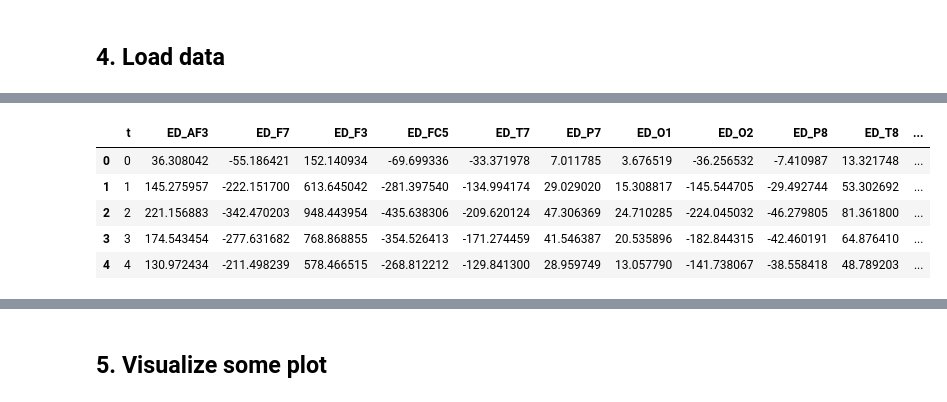
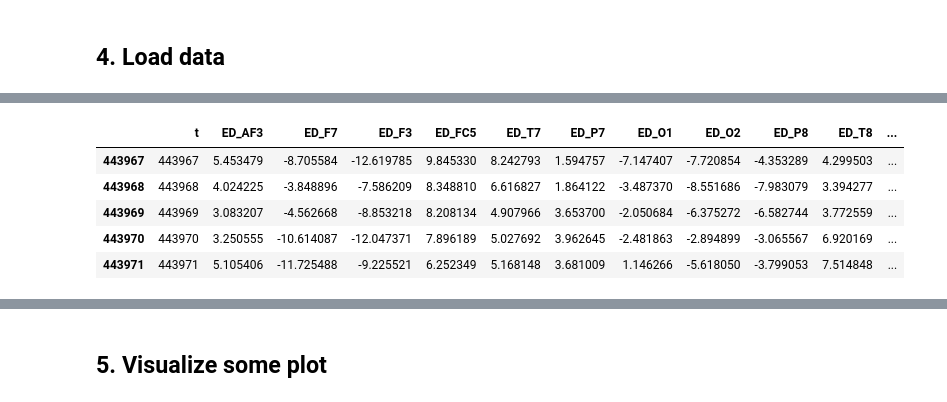
Before and after one commit to letruongzzio/Mental-Attention-States-Classification-Using-EEG-Data, a Jupyter notebook: data_preprocessing.ipynb, the cells around one changed output, grey strips where cells are left out. Drawn from its saved outputs; the diff is of its cells as text; code cells hidden in the pictures.

```diff
--- a/data_preprocessing.ipynb
+++ b/data_preprocessing.ipynb
@@ -259,23 +211,2 @@ Finally, the function to extract data from a .mat file to a pd.DataFrame will be
-# %%
-def extract_data(file_path):
-      mat_data = loadmat(file_path)
-      data = mat_data['o'][0][0]['data']
-      columns = ['ED_COUNTER', 'ED_INTERPOLATED', 'ED_RAW_CQ', 'ED_AF3', 'ED_F7', 'ED_F3', 'ED_FC5', 'ED_T7', 'ED_P7', 'ED_O1',
-                     'ED_O2', 'ED_P8', 'ED_T8', 'ED_FC6', 'ED_F4', 'ED_F8', 'ED_AF4', 'ED_GYROX', 'ED_GYROY', 'ED_TIMESTAMP',
-                     'ED_ES_TIMESTAMP', 'ED_FUNC_ID', 'ED_FUNC_VALUE', 'ED_MARKER', 'ED_SYNC_SIGNAL']
-
-      df = pd.DataFrame(data, columns=columns)
-      df = df.reset_index()
-      df = df.rename(columns={'index': 't'})
-
-      channel_columns = ['t']
-      channel_columns.extend(df.columns[4:18])
-      df_chanels = df[channel_columns].copy()
-      df_chanels['state'] = df_chanels['t'].apply(get_state)
-
-      # Preprocess the data
-      filtered_df = preprocess_eeg_dataframe(df_chanels, channel_columns[1:])
-
-      return filtered_df
 # %% [markdown]
 ## 4. Load data
@@ -299,0 +216,2 @@ test_df.to_csv("data/extracted_eeg15.csv", index=False)
+# %%
+test_df = extract_data(file_index=15+1)
@@ -300,12 +225,12 @@ test_df.to_csv("data/extracted_eeg15.csv", index=False)
 # %%
-test_df.head()
+test_df.tail()
 # %% [output]
 |  | t | ED_AF3 | ED_F7 | ED_F3 | ED_FC5 | ED_T7 | ED_P7 | ED_O1 | ED_O2 | ED_P8 | ED_T8 | ... |
-| 0 | 0 | 36.308042 | -55.186421 | 152.140934 | -69.699336 | -33.371978 | 7.011785 | 3.676519 | -36.256532 | -7.410987 | 13.321748 | ... |
-| 1 | 1 | 145.275957 | -222.151700 | 613.645042 | -281.397540 | -134.994174 | 29.029020 | 15.308817 | -145.544705 | -29.492744 | 53.302692 | ... |
-| 2 | 2 | 221.156883 | -342.470203 | 948.443954 | -435.638306 | -209.620124 | 47.306369 | 24.710285 | -224.045032 | -46.279805 | 81.361800 | ... |
-| 3 | 3 | 174.543454 | -277.631682 | 768.868855 | -354.526413 | -171.274459 | 41.546387 | 20.535896 | -182.844315 | -42.460191 | 64.876410 | ... |
-| 4 | 4 | 130.972434 | -211.498239 | 578.466515 | -268.812212 | -129.841300 | 28.959749 | 13.057790 | -141.738067 | -38.558418 | 48.789203 | ... |
+| 443967 | 443967 | 5.453479 | -8.705584 | -12.619785 | 9.845330 | 8.242793 | 1.594757 | -7.147407 | -7.720854 | -4.353289 | 4.299503 | ... |
+| 443968 | 443968 | 4.024225 | -3.848896 | -7.586209 | 8.348810 | 6.616827 | 1.864122 | -3.487370 | -8.551686 | -7.983079 | 3.394277 | ... |
+| 443969 | 443969 | 3.083207 | -4.562668 | -8.853218 | 8.208134 | 4.907966 | 3.653700 | -2.050684 | -6.375272 | -6.582744 | 3.772559 | ... |
+| 443970 | 443970 | 3.250555 | -10.614087 | -12.047371 | 7.896189 | 5.027692 | 3.962645 | -2.481863 | -2.894899 | -3.065567 | 6.920169 | ... |
+| 443971 | 443971 | 5.105406 | -11.725488 | -9.225521 | 6.252349 | 5.168148 | 3.681009 | 1.146266 | -5.618050 | -3.799053 | 7.514848 | ... |
 # %%
 test_df.describe()
 # %% [output]
```
Also changed, not shown: parts of 16 cells of this notebook.
